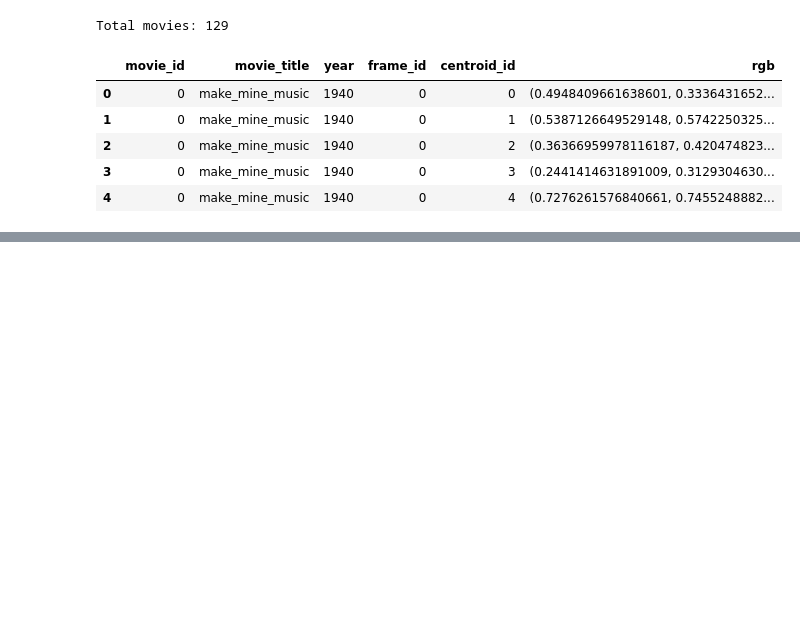
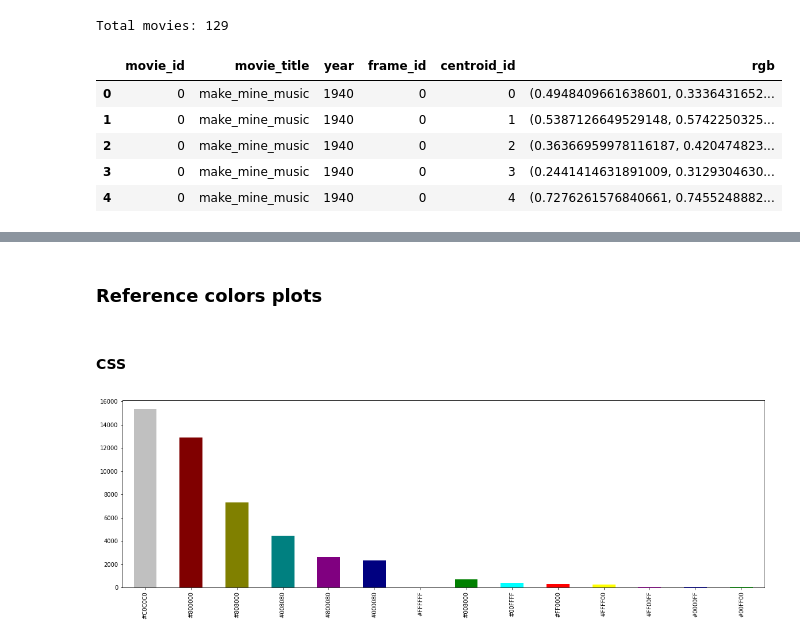
Before and after one commit to AttilioTrovato/Animation-studios-analysis, a Jupyter notebook: movies-frame/centroids/centroids_stats.ipynb, the cells around one changed output, grey strips where cells are left out. Cells and saved outputs as stored; diff of their text form; code cells hidden in the pictures; blank space fills up the shorter version.

```diff
--- a/movies-frame/centroids/centroids_stats.ipynb
+++ b/movies-frame/centroids/centroids_stats.ipynb
@@ -195,0 +262,6 @@ plt.show()
+# %%
+css_cdf = cdf.drop(['CSS_ref_color_rgb', 'CSS4_SEL_ref_color_rgb', 'CSS4_SEL_ref_color_hex'], axis=1)
+css_cdf.rename(columns={"CSS_ref_color_hex": "ref_color"}, inplace=True)
+
+css4_cdf = cdf.drop(['CSS_ref_color_rgb', 'CSS_ref_color_hex', 'CSS4_SEL_ref_color_rgb'], axis=1)
+css4_cdf.rename(columns={"CSS4_SEL_ref_color_hex": "ref_color"}, inplace=True)
@@ -195,0 +270,14 @@ plt.show()
+# %%
+def remove_outliers(df, outliers):
+    return df[~df['ref_color'].isin(outliers)]
+# %%
+css_cdf = remove_outliers(css_cdf, ['#000000', '#808080'])
+css4_cdf = remove_outliers(css4_cdf, ['#000000'])
+# %% [markdown]
+### Reference colors plots
+# %% [markdown]
+#### CSS
+# %%
+plot_ref_colors(css_cdf)
+# %% [output]
+[figure, added]
```
Also changed, not shown: parts of 45 cells of this notebook.
